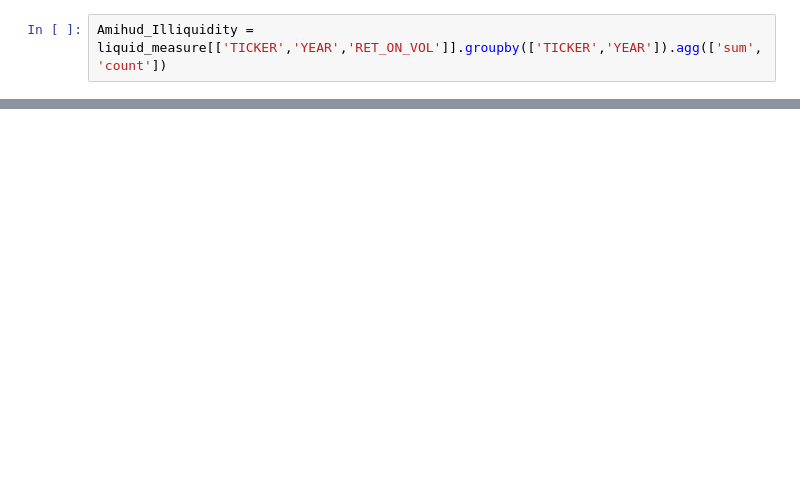
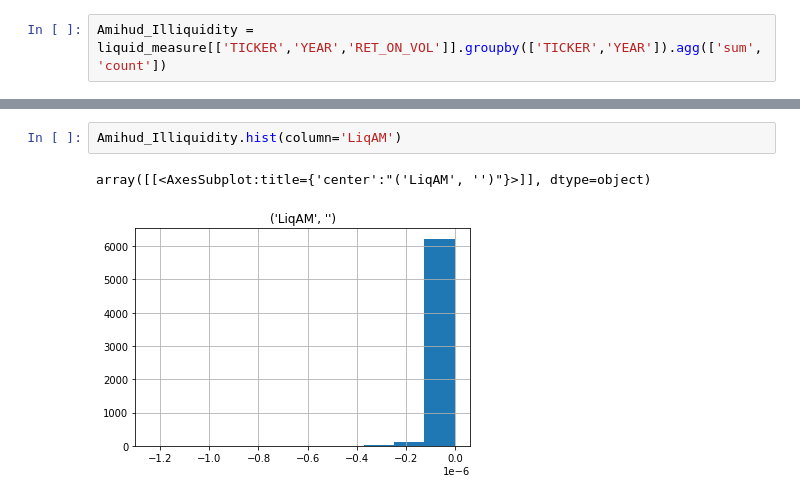
Before and after one commit to akizminet/KLTN, a Jupyter notebook: Trade Credit and Stock Liquidity.ipynb, the cells around one changed output, grey strips where cells are left out. Saved outputs shown, nothing was run; the diff lists cells and outputs as text; blank space fills up the shorter version.

```diff
--- a/Trade Credit and Stock Liquidity.ipynb
+++ b/Trade Credit and Stock Liquidity.ipynb
@@ -113,0 +121,5 @@ Amihud_Illiquidity.head()
+# %%
+Amihud_Illiquidity.hist(column='LiqAM')
+# %% [output]
+array([[<AxesSubplot:title={'center':"('LiqAM', '')"}>]], dtype=object)
+[figure, added]
```
Also changed, not shown: parts of 2 cells of this notebook.
